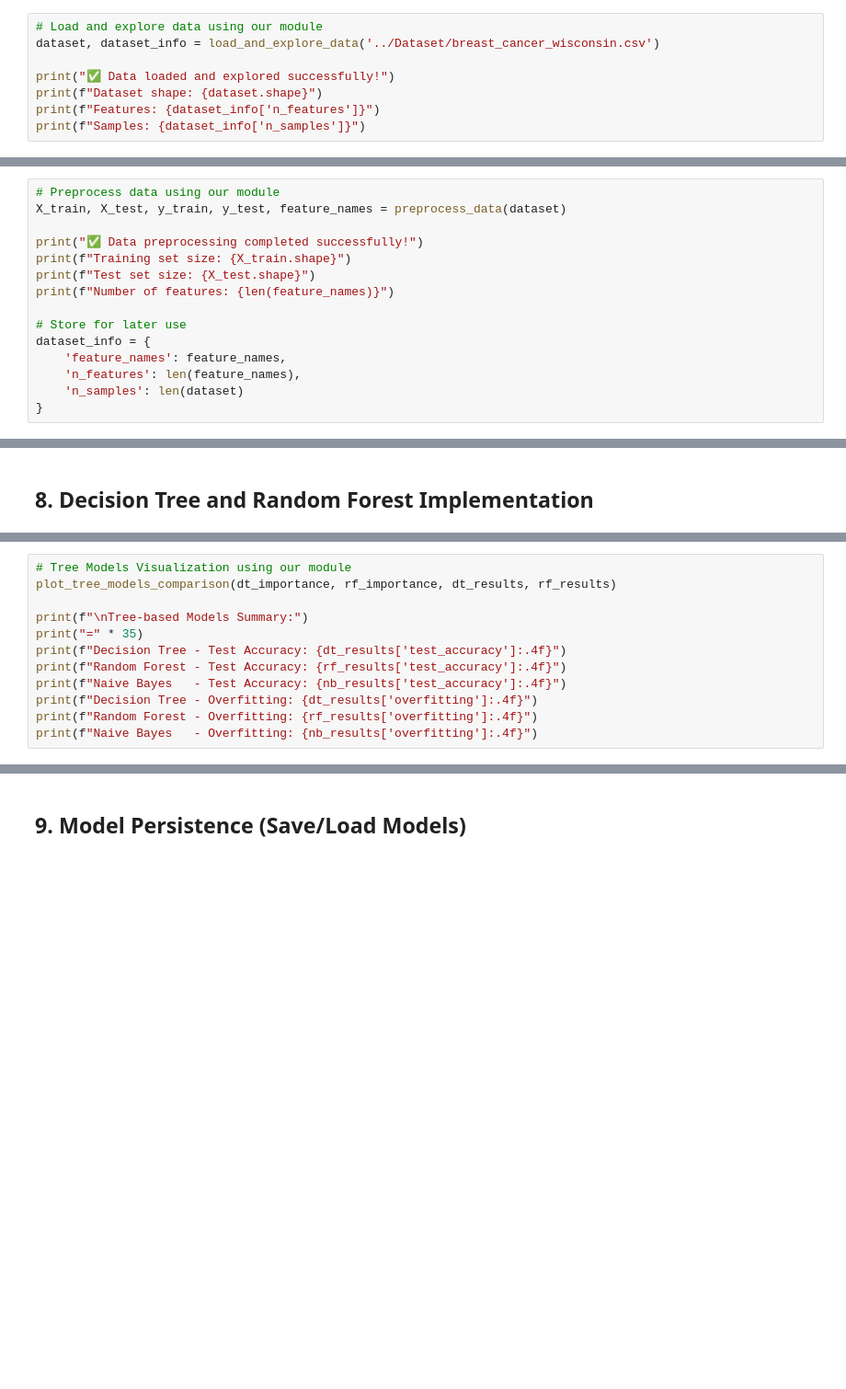
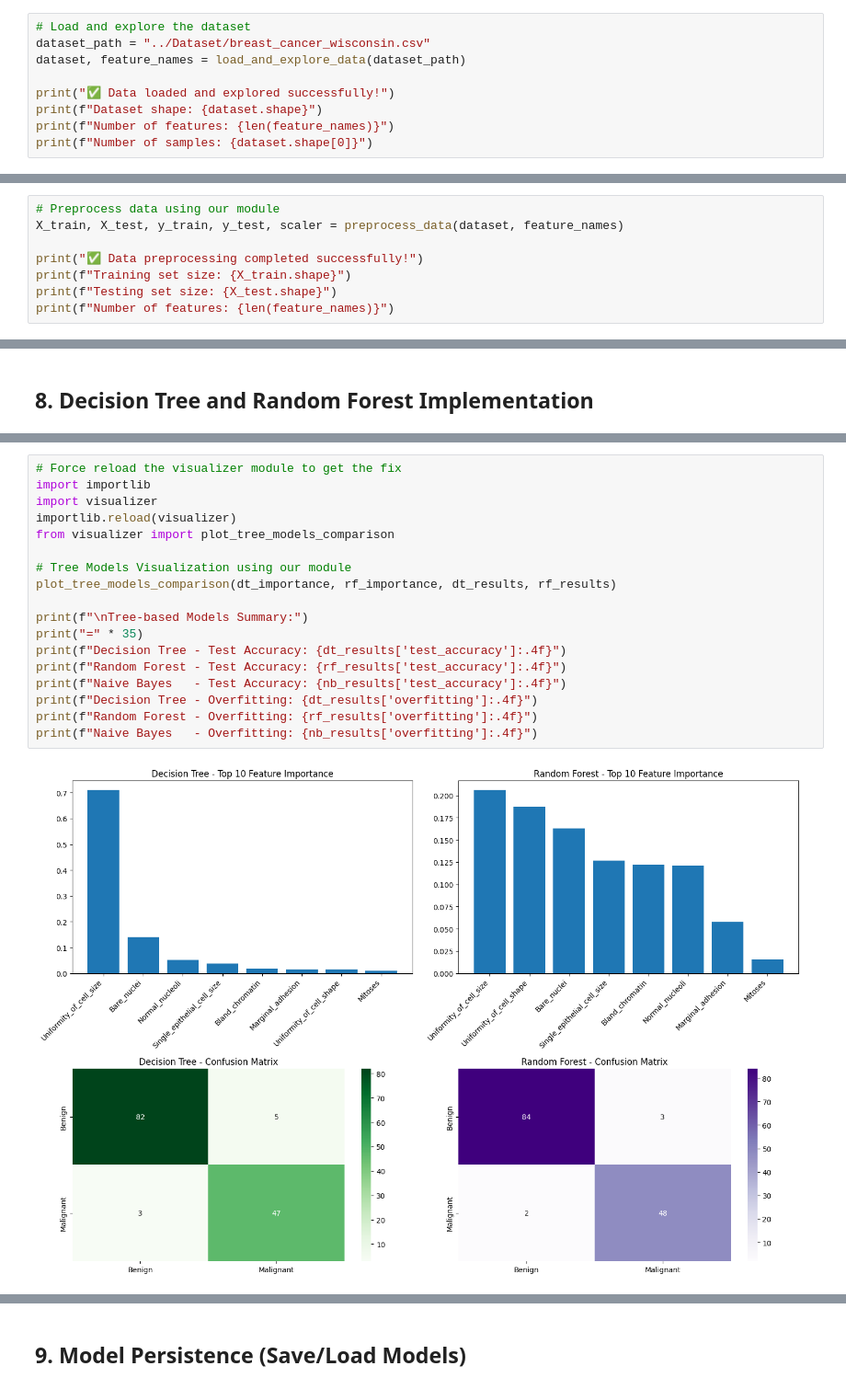
Before and after one commit to lbibi1805-dot/ML_BreastCancerWisconsin_Prediction, a Jupyter notebook: Codes/ml_models_comparison.ipynb, the cells around one changed output, grey strips where cells are left out. Shown at 92% size. Drawn from its saved outputs; the diff is of its cells as text; blank space fills up the shorter version.

```diff
--- a/Codes/ml_models_comparison.ipynb
+++ b/Codes/ml_models_comparison.ipynb
@@ -109,13 +48,14 @@ Timestamp: 2025-07-16 09:15:01
 # %% [markdown]
 ## 2. Data Loading and Exploration
 # %%
-# Load and explore data using our module
-dataset, dataset_info = load_and_explore_data('../Dataset/breast_cancer_wisconsin.csv')
+# Load and explore the dataset
+dataset_path = "../Dataset/breast_cancer_wisconsin.csv"
+dataset, feature_names = load_and_explore_data(dataset_path)
 
 print("✅ Data loaded and explored successfully!")
 print(f"Dataset shape: {dataset.shape}")
-print(f"Features: {dataset_info['n_features']}")
-print(f"Samples: {dataset_info['n_samples']}")
+print(f"Number of features: {len(feature_names)}")
+print(f"Number of samples: {dataset.shape[0]}")
 # %% [output]
 Dataset Information:
 ========================================
@@ -172,19 +78,12 @@ Data loading and exploration completed successfully!
 ## 3. Data Preprocessing Pipeline
 # %%
 # Preprocess data using our module
-X_train, X_test, y_train, y_test, feature_names = preprocess_data(dataset)
+X_train, X_test, y_train, y_test, scaler = preprocess_data(dataset, feature_names)
 
 print("✅ Data preprocessing completed successfully!")
 print(f"Training set size: {X_train.shape}")
-print(f"Test set size: {X_test.shape}")
+print(f"Testing set size: {X_test.shape}")
 print(f"Number of features: {len(feature_names)}")
-
-# Store for later use
-dataset_info = {
-    'feature_names': feature_names,
-    'n_features': len(feature_names),
-    'n_samples': len(dataset)
-}
 # %% [output]
 Number of null data after processing:
 __________________________
@@ -360,12 +470,20 @@ rf_importance = analyze_feature_importance(rf_model, feature_names, 'Random Fore
 # %%
+# Force reload the visualizer module to get the fix
+import importlib
+import visualizer
+importlib.reload(visualizer)
+from visualizer import plot_tree_models_comparison
+
 # Tree Models Visualization using our module
 plot_tree_models_comparison(dt_importance, rf_importance, dt_results, rf_results)
 
 print(f"\nTree-based Models Summary:")
 print("=" * 35)
 print(f"Decision Tree - Test Accuracy: {dt_results['test_accuracy']:.4f}")
 print(f"Random Forest - Test Accuracy: {rf_results['test_accuracy']:.4f}")
 print(f"Naive Bayes   - Test Accuracy: {nb_results['test_accuracy']:.4f}")
 print(f"Decision Tree - Overfitting: {dt_results['overfitting']:.4f}")
 print(f"Random Forest - Overfitting: {rf_results['overfitting']:.4f}")
 print(f"Naive Bayes   - Overfitting: {nb_results['overfitting']:.4f}")
+# %% [output]
+[figure, added]
```
Also changed, not shown: parts of 24 cells of this notebook, 28 other files.
